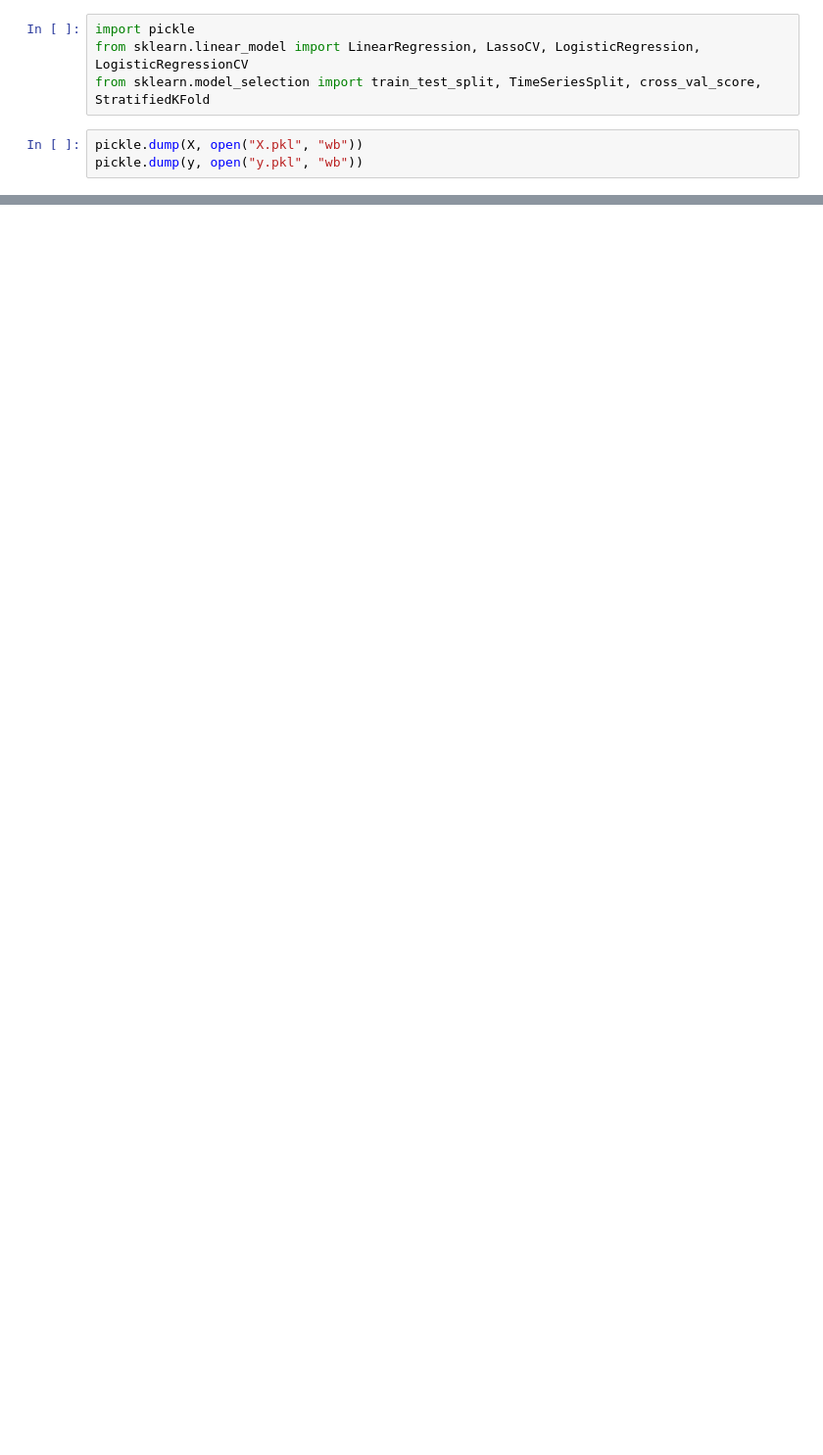
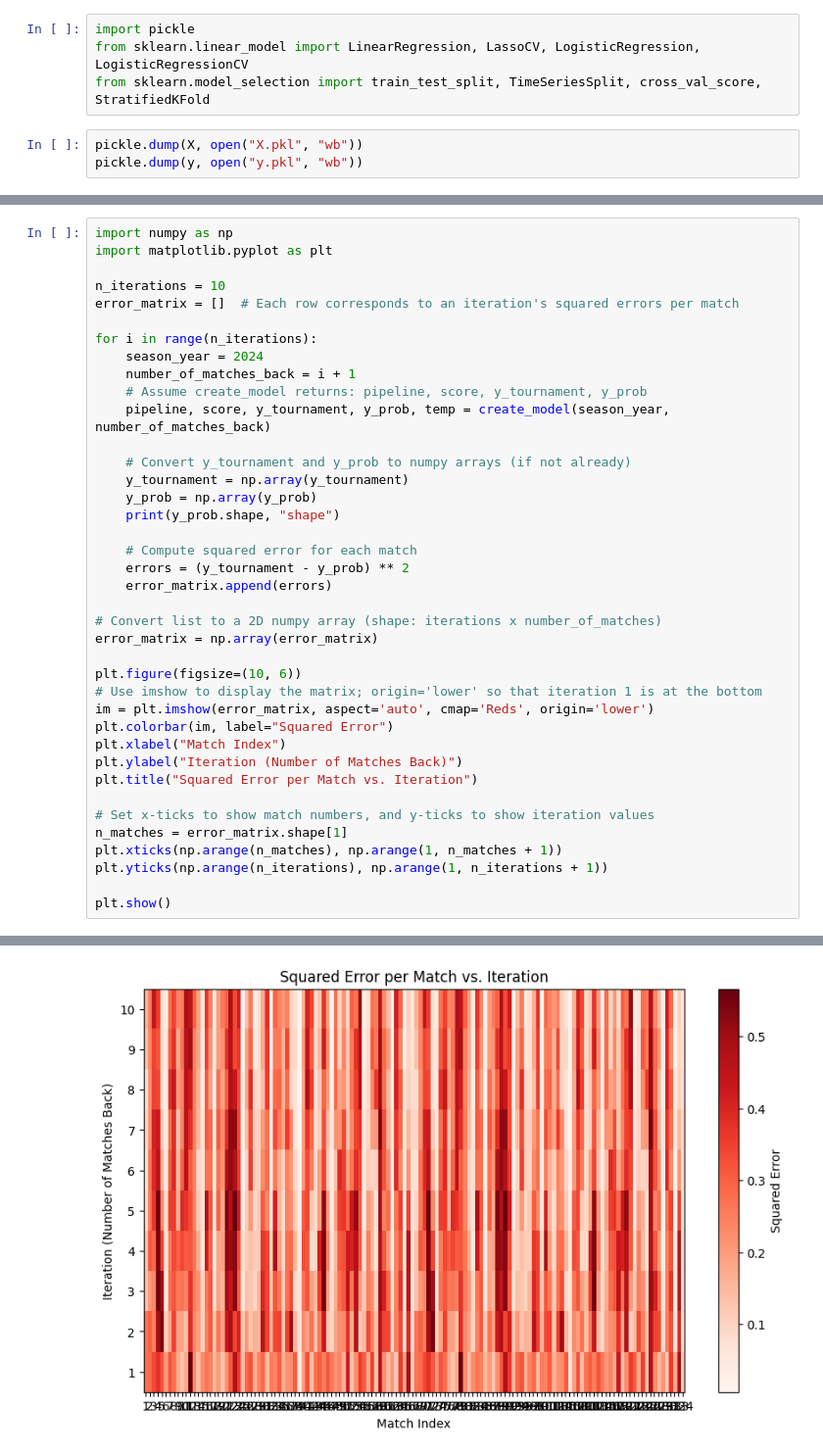
Before and after one commit to fantasy2fry/march-ml-madness-2025, a Jupyter notebook: src/mikematuszy/feature_engineering.ipynb, the cells around one changed output, grey strips where cells are left out. Shown at 98% size. Drawn from its saved outputs; the diff is of its cells as text; blank space fills up the shorter version.

```diff
--- a/src/mikematuszy/feature_engineering.ipynb
+++ b/src/mikematuszy/feature_engineering.ipynb
@@ -708,0 +795,40 @@ pickle.dump(y, open("y.pkl", "wb"))
+# %%
+import numpy as np
+import matplotlib.pyplot as plt
+
+n_iterations = 10
+error_matrix = []  # Each row corresponds to an iteration's squared errors per match
+
+for i in range(n_iterations):
+    season_year = 2024
+    number_of_matches_back = i + 1
+    # Assume create_model returns: pipeline, score, y_tournament, y_prob
+    pipeline, score, y_tournament, y_prob, temp = create_model(season_year, number_of_matches_back)
+
+    # Convert y_tournament and y_prob to numpy arrays (if not already)
+    y_tournament = np.array(y_tournament)
+    y_prob = np.array(y_prob)
+    print(y_prob.shape, "shape")
+
+    # Compute squared error for each match
+    errors = (y_tournament - y_prob) ** 2
+    error_matrix.append(errors)
+
+# Convert list to a 2D numpy array (shape: iterations x number_of_matches)
+error_matrix = np.array(error_matrix)
+
+plt.figure(figsize=(10, 6))
+# Use imshow to display the matrix; origin='lower' so that iteration 1 is at the bottom
+im = plt.imshow(error_matrix, aspect='auto', cmap='Reds', origin='lower')
+plt.colorbar(im, label="Squared Error")
+plt.xlabel("Match Index")
+plt.ylabel("Iteration (Number of Matches Back)")
+plt.title("Squared Error per Match vs. Iteration")
+
+# Set x-ticks to show match numbers, and y-ticks to show iteration values
+n_matches = error_matrix.shape[1]
+plt.xticks(np.arange(n_matches), np.arange(1, n_matches + 1))
+plt.yticks(np.arange(n_iterations), np.arange(1, n_iterations + 1))
+
+plt.show()
+# %% [output]
@@ -708,0 +855 @@ pickle.dump(y, open("y.pkl", "wb"))
+[figure, added]
```
Also changed, not shown: parts of 47 cells of this notebook, 2 other files.
